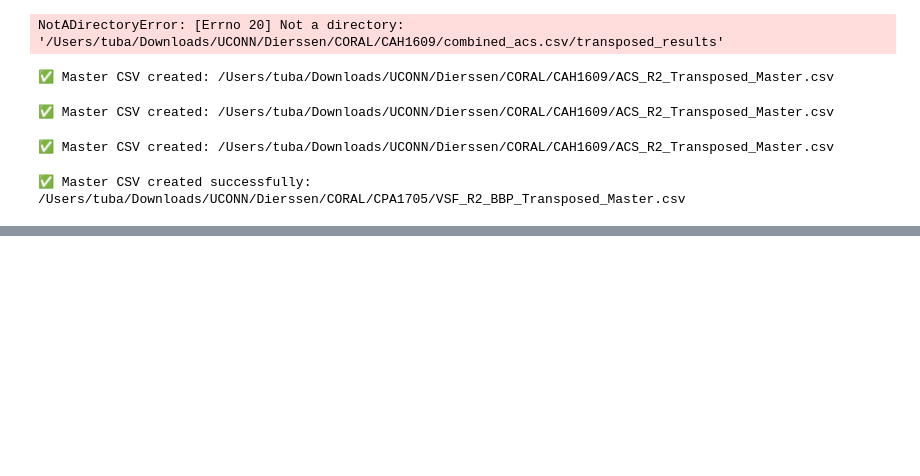
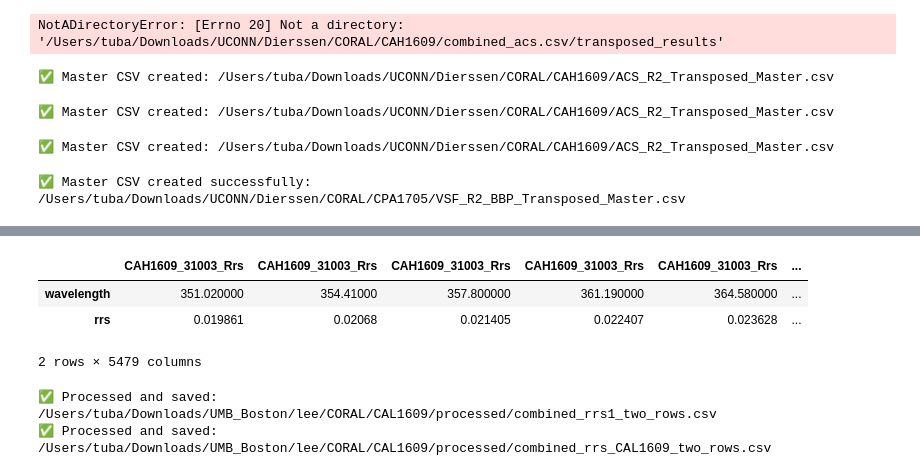
Before and after one commit to tubazahra/Benthic_Classification, a Jupyter notebook: test6.ipynb, the cells around one changed output, grey strips where cells are left out. Saved outputs shown, nothing was run; the diff lists cells and outputs as text; code cells hidden in the pictures; blank space fills up the shorter version.

```diff
--- a/test6.ipynb
+++ b/test6.ipynb
@@ -618,0 +697,59 @@ else:
+# %%
+df_two_rows.head(5)
+# %% [output]
+|  | CAH1609_31003_Rrs | CAH1609_31003_Rrs | CAH1609_31003_Rrs | CAH1609_31003_Rrs | CAH1609_31003_Rrs | ... |
+| wavelength | 351.020000 | 354.41000 | 357.800000 | 361.190000 | 364.580000 | ... |
+| rrs | 0.019861 | 0.02068 | 0.021405 | 0.022407 | 0.023628 | ... |
+2 rows × 5479 columns
+# %%
+import pandas as pd
+from pathlib import Path
+
+# Input and output folders
+input_folder = Path("/Users/tuba/Downloads/UMB_Boston/lee/CORAL/CAL1609/")
+output_folder = input_folder / "processed"
+output_folder.mkdir(exist_ok=True)
+
+# Loop through all CSV files
+for file_path in input_folder.glob("*.csv"):
+    try:
+        df = pd.read_csv(file_path)
+
+        # Standardize column names: strip spaces, lowercase
+        df.columns = df.columns.str.strip().str.lower()
+
+        # Identify the source file column
+        if 'source_file' in df.columns:
+            source_col = 'source_file'
+        elif 'filename' in df.columns:
+            source_col = 'filename'
+        else:
+            print(f"⚠️ Skipping {file_path.name} – no 'source_file' or 'filename' column found")
+            continue
+
+        # Check required columns
+        if 'wavelength' not in df.columns or 'rrs' not in df.columns:
+            print(f"⚠️ Skipping {file_path.name} – missing 'wavelength' or 'rrs' columns")
+            continue
+
+        # Create dictionary
+        data_dict = {
+            'source_files': df[source_col].tolist(),
+            'wavelengths': df['wavelength'].tolist(),
+            'rrs': df['rrs'].tolist()
+        }
+
+        # Create two-row DataFrame
+        df_two_rows = pd.DataFrame([data_dict['wavelengths'], data_dict['rrs']], index=['wavelength', 'rrs'])
+        df_two_rows.columns = [f'{data_dict["source_files"][i]}' for i in range(len(data_dict['wavelengths']))]
+
+        # Save CSV
+        output_file = output_folder / f"{file_path.stem}_two_rows.csv"
+        df_two_rows.to_csv(output_file)
+        print(f"✅ Processed and saved: {output_file}")
+
+    except Exception as e:
+        print(f"❌ Error processing {file_path.name}: {e}")
+# %% [output]
+✅ Processed and saved: /Users/tuba/Downloads/UMB_Boston/lee/CORAL/CAL1609/processed/combined_rrs1_two_rows.csv
+✅ Processed and saved: /Users/tuba/Downloads/UMB_Boston/lee/CORAL/CAL1609/processed/combined_rrs_CAL1609_two_rows.csv
```
Also changed, not shown: parts of 12 cells of this notebook.
